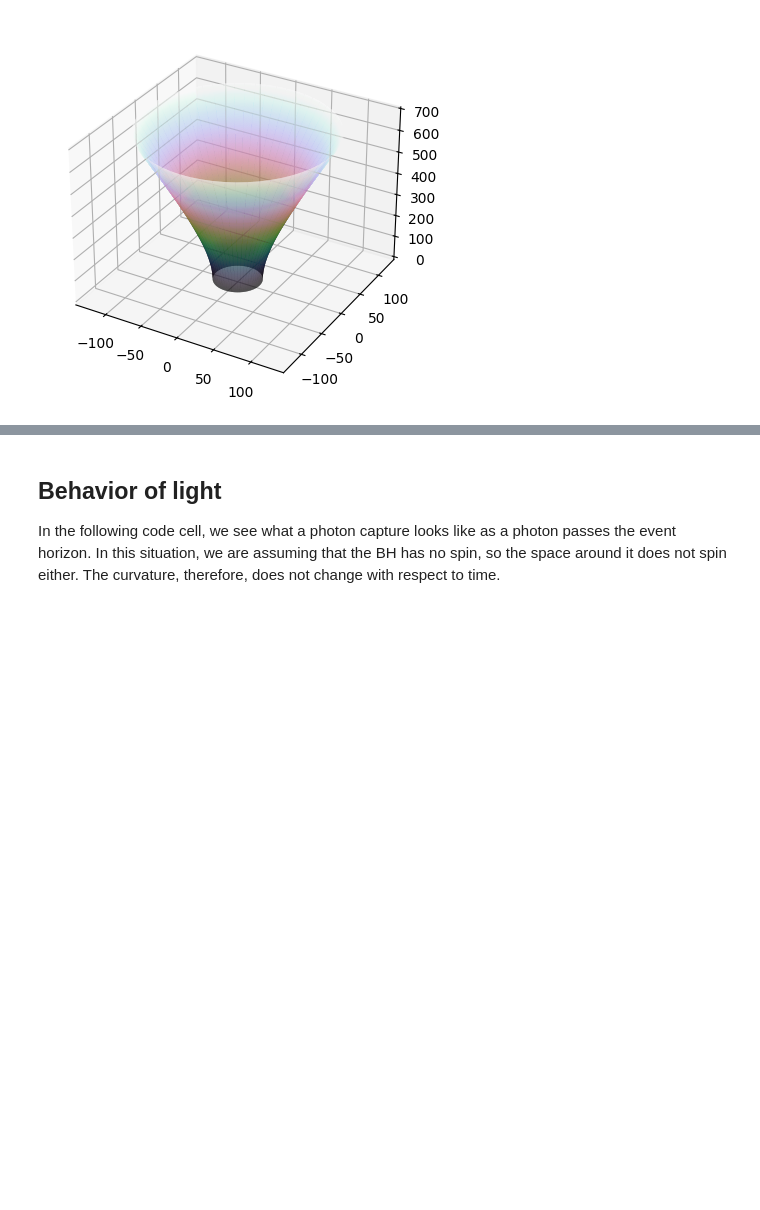
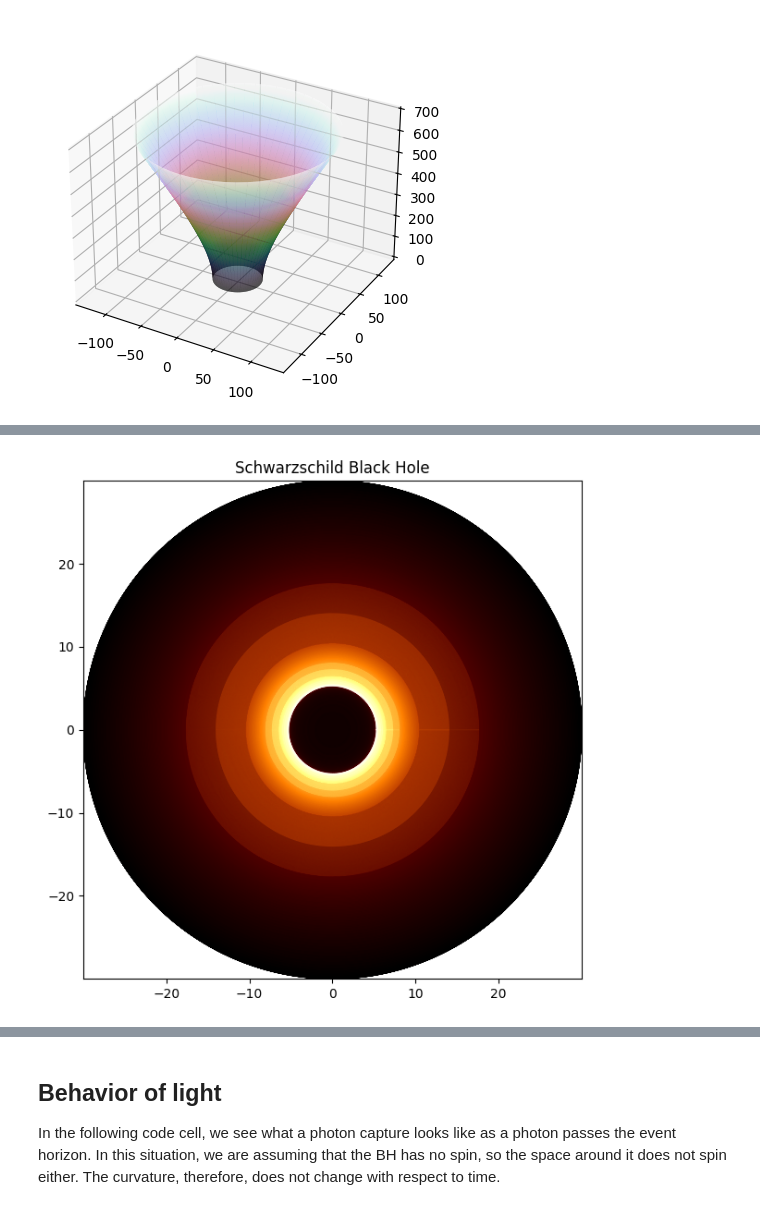
Before and after one commit to OperationalGeometry/BlackHoleSimulation, a Jupyter notebook: BlackHoles.ipynb, the cells around one changed output, grey strips where cells are left out. Cells and saved outputs as stored; diff of their text form; code cells hidden in the pictures; blank space fills up the shorter version.

Commit message:
Added accretion disk visualization

```diff
--- a/BlackHoles.ipynb
+++ b/BlackHoles.ipynb
@@ -31,0 +77,9 @@ def toSpherical(x, y, z):
+# %%
+mass = 1 * u.kg
+fov = 30 * u.km
+shadow = Shadow(mass=mass, fov=fov, n_rays=10000)
+obj = ShadowPlotter(shadow=shadow, is_line_plot=False)
+obj.plot()
+obj.show()
+# %% [output]
+[figure, added]
```
Also changed, not shown: parts of 6 cells of this notebook.
